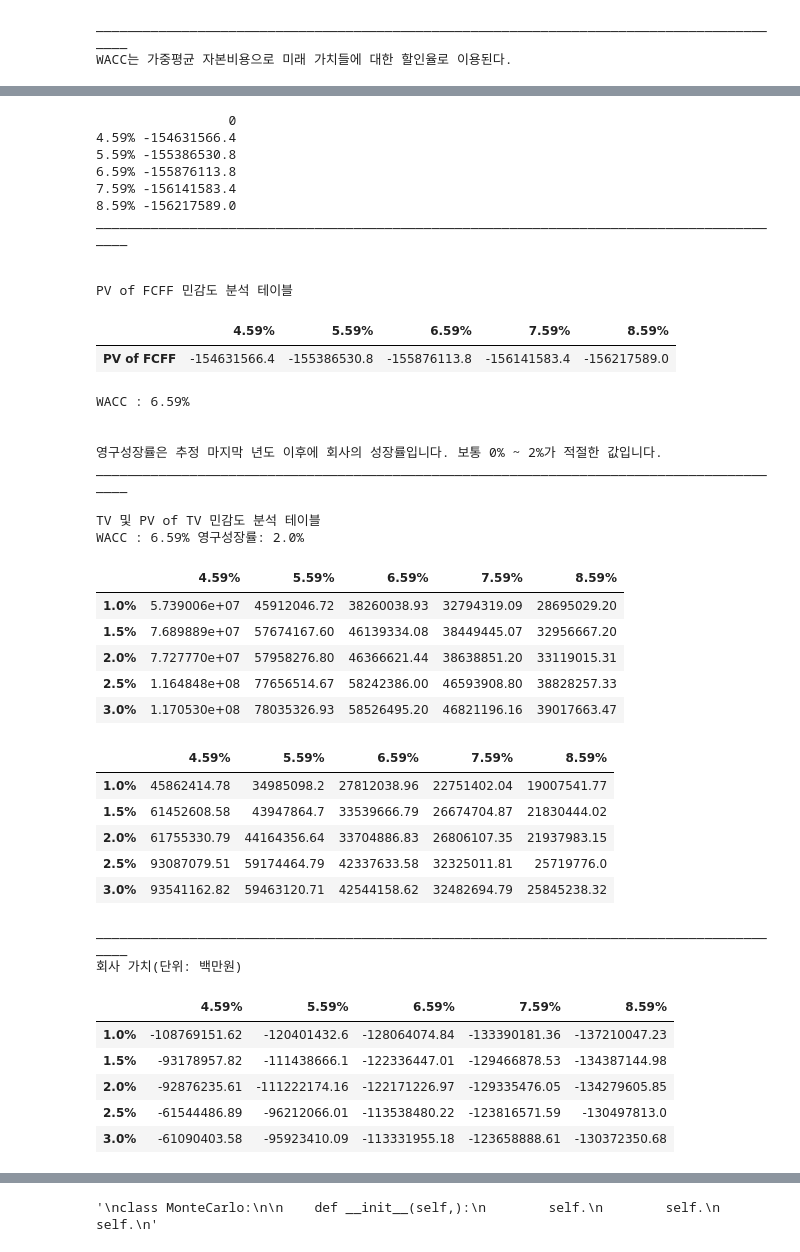
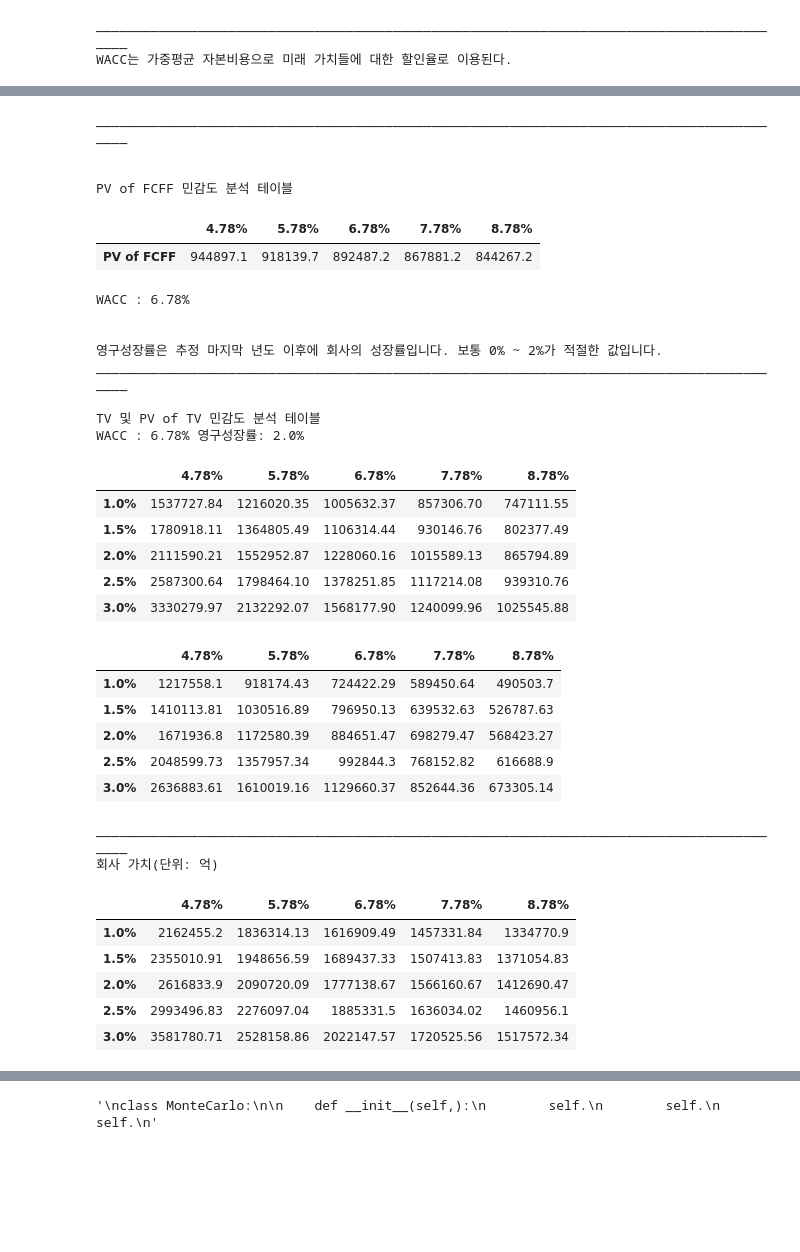
Before and after one commit to Data-MaSTeRR/DCF_Basic_firmValuation, a Jupyter notebook: DCF_withSalesML.ipynb, the cells around one changed output, grey strips where cells are left out. Saved outputs shown, nothing was run; the diff lists cells and outputs as text; code cells hidden in the pictures; blank space fills up the shorter version.

```diff
--- a/DCF_withSalesML.ipynb
+++ b/DCF_withSalesML.ipynb
@@ -235,10 +235,10 @@ class step1:
 
     def Basic_IS(self):
 
-        self._sales = self._table['매출액'][::-1].dropna().values
-        self._cogs = self._table['매출원가'][::-1].dropna().values
-        self._sgna = self._table['판매관리비'][::-1].dropna().values
-        self._tax = self._table['법인세율'][::-1].dropna().values
+        self._sales = self._table['매출액'][::-1].dropna().values / 100
+        self._cogs = self._table['매출원가'][::-1].dropna().values / 100
+        self._sgna = self._table['판매관리비'][::-1].dropna().values / 100
+        self._tax = self._table['법인세율'][::-1].dropna().values / 100
 
         for i in range(20):
             self._op.append((self._sales[i]-self._cogs[i]-self._sgna[i])*(1-self._tax[i]))
@@ -247,14 +247,14 @@ class step1:
 
     def Basic_CF(self):
 
-        self._capex_l = self._table['자본적지출'][::-1].dropna().values
-        self._dep_l = self._table['유형자산감가상각비'][::-1].dropna().values
-        self._amo_l = self._table['무형자산감가상각비'][::-1].dropna().values
+        self._capex_l = self._table['자본적지출'][::-1].dropna().values / 100
+        self._dep_l = self._table['유형자산감가상각비'][::-1].dropna().values / 100
+        self._amo_l = self._table['무형자산감가상각비'][::-1].dropna().values / 100
 
     def Dnwc(self):
 
-        self._NWC = self._table['순운전자본'][::-1].dropna().values[1:]
-        self._dNWC = self._table['순운전자본증감'][::-1].dropna().values
+        self._NWC = self._table['순운전자본'][::-1].dropna().values[1:] / 100
+        self._dNWC = self._table['순운전자본증감'][::-1].dropna().values / 100
 
     def FCFF(self):
 
@@ -480,7 +480,7 @@ class step2:
             self._capex_ratio += self._table['-Capex'][i] / self._table['매출액'][i]/20
             self._dep_ratio += self._table['+유형자산상각비'][i] / self._table['매출액'][i]/20
             self._amo_ratio += self._table['+무형자산상각비'][i] / self._table['매출액'][i]/20
-            self._NWC_ratio += self._table['참고용NWC'][i] / self._table['영업이익'][i]/20
+            self._NWC_ratio += self._table['참고용NWC'][i] / self._table['매출액'][i]/20
 
 
         print("매출원가", self._cogs_avg)
@@ -503,9 +503,8 @@ class step2:
         F_FCFF = []
         F_NWC = []
 
-        last_NWC = self._table['참고용NWC'][-1]  # 2023-Q4의 순운전자본
-
-        print(self._table)
+        last_NWC = self._table['참고용NWC'][-1] / 100  # 2023-Q4의 순운전자본
+        print(last_NWC)
 
         for i in range(20):
             F_cogs_val = np.round(F_sales[i] * self._cogs_avg, 1)
@@ -537,8 +536,6 @@ class step2:
         F_dnwc = [np.mean(arr) for arr in F_dnwc]
         F_FCFF = [np.mean(arr) for arr in F_FCFF]
 
-        print(F_op)
-
         dFIS = {
             '매출액': F_sales,
             '매출원가': F_cogs,
@@ -992,48 +1041,43 @@ class DCF:
 # %%
 # Step4: DCF
 asset1 = DCF(table, forecast, wacc, company)
 asset1.pv_FCFF()
 asset1.TV()
 asset1.NOA_IBD(table)
 stockvalue, table = asset1.EV()
+asset1.monte_carlo_simulation()
 # %% [output]
-                 0
-4.59% -154631566.4
-5.59% -155386530.8
-6.59% -155876113.8
-7.59% -156141583.4
-8.59% -156217589.0
 __________________________________________________________________________________________
 
 
 PV of FCFF 민감도 분석 테이블
-|  | 4.59% | 5.59% | 6.59% | 7.59% | 8.59% |
-| PV of FCFF | -154631566.4 | -155386530.8 | -155876113.8 | -156141583.4 | -156217589.0 |
+|  | 4.78% | 5.78% | 6.78% | 7.78% | 8.78% |
+| PV of FCFF | 944897.1 | 918139.7 | 892487.2 | 867881.2 | 844267.2 |
-WACC : 6.59%
+WACC : 6.78%
 
 
 영구성장률은 추정 마지막 년도 이후에 회사의 성장률입니다. 보통 0% ~ 2%가 적절한 값입니다.
 __________________________________________________________________________________________
 
 TV 및 PV of TV 민감도 분석 테이블
-WACC : 6.59% 영구성장률: 2.0%
+WACC : 6.78% 영구성장률: 2.0%
-|  | 4.59% | 5.59% | 6.59% | 7.59% | 8.59% |
-| 1.0% | 5.739006e+07 | 45912046.72 | 38260038.93 | 32794319.09 | 28695029.20 |
-| 1.5% | 7.689889e+07 | 57674167.60 | 46139334.08 | 38449445.07 | 32956667.20 |
-| 2.0% | 7.727770e+07 | 57958276.80 | 46366621.44 | 38638851.20 | 33119015.31 |
-| 2.5% | 1.164848e+08 | 77656514.67 | 58242386.00 | 46593908.80 | 38828257.33 |
-| 3.0% | 1.170530e+08 | 78035326.93 | 58526495.20 | 46821196.16 | 39017663.47 |
+|  | 4.78% | 5.78% | 6.78% | 7.78% | 8.78% |
+| 1.0% | 1537727.84 | 1216020.35 | 1005632.37 | 857306.70 | 747111.55 |
+| 1.5% | 1780918.11 | 1364805.49 | 1106314.44 | 930146.76 | 802377.49 |
+| 2.0% | 2111590.21 | 1552952.87 | 1228060.16 | 1015589.13 | 865794.89 |
+| 2.5% | 2587300.64 | 1798464.10 | 1378251.85 | 1117214.08 | 939310.76 |
+| 3.0% | 3330279.97 | 2132292.07 | 1568177.90 | 1240099.96 | 1025545.88 |
-|  | 4.59% | 5.59% | 6.59% | 7.59% | 8.59% |
-| 1.0% | 45862414.78 | 34985098.2 | 27812038.96 | 22751402.04 | 19007541.77 |
-| 1.5% | 61452608.58 | 43947864.7 | 33539666.79 | 26674704.87 | 21830444.02 |
-| 2.0% | 61755330.79 | 44164356.64 | 33704886.83 | 26806107.35 | 21937983.15 |
-| 2.5% | 93087079.51 | 59174464.79 | 42337633.58 | 32325011.81 | 25719776.0 |
-| 3.0% | 93541162.82 | 59463120.71 | 42544158.62 | 32482694.79 | 25845238.32 |
+|  | 4.78% | 5.78% | 6.78% | 7.78% | 8.78% |
+| 1.0% | 1217558.1 | 918174.43 | 724422.29 | 589450.64 | 490503.7 |
+| 1.5% | 1410113.81 | 1030516.89 | 796950.13 | 639532.63 | 526787.63 |
+| 2.0% | 1671936.8 | 1172580.39 | 884651.47 | 698279.47 | 568423.27 |
+| 2.5% | 2048599.73 | 1357957.34 | 992844.3 | 768152.82 | 616688.9 |
+| 3.0% | 2636883.61 | 1610019.16 | 1129660.37 | 852644.36 | 673305.14 |
 __________________________________________________________________________________________
-회사 가치(단위: 백만원)
+회사 가치(단위: 억)
-|  | 4.59% | 5.59% | 6.59% | 7.59% | 8.59% |
-| 1.0% | -108769151.62 | -120401432.6 | -128064074.84 | -133390181.36 | -137210047.23 |
-| 1.5% | -93178957.82 | -111438666.1 | -122336447.01 | -129466878.53 | -134387144.98 |
-| 2.0% | -92876235.61 | -111222174.16 | -122171226.97 | -129335476.05 | -134279605.85 |
-| 2.5% | -61544486.89 | -96212066.01 | -113538480.22 | -123816571.59 | -130497813.0 |
-| 3.0% | -61090403.58 | -95923410.09 | -113331955.18 | -123658888.61 | -130372350.68 |
+|  | 4.78% | 5.78% | 6.78% | 7.78% | 8.78% |
+| 1.0% | 2162455.2 | 1836314.13 | 1616909.49 | 1457331.84 | 1334770.9 |
+| 1.5% | 2355010.91 | 1948656.59 | 1689437.33 | 1507413.83 | 1371054.83 |
+| 2.0% | 2616833.9 | 2090720.09 | 1777138.67 | 1566160.67 | 1412690.47 |
+| 2.5% | 2993496.83 | 2276097.04 | 1885331.5 | 1636034.02 | 1460956.1 |
+| 3.0% | 3581780.71 | 2528158.86 | 2022147.57 | 1720525.56 | 1517572.34 |
```
Also changed, not shown: parts of 8 cells of this notebook, 1 other file.
